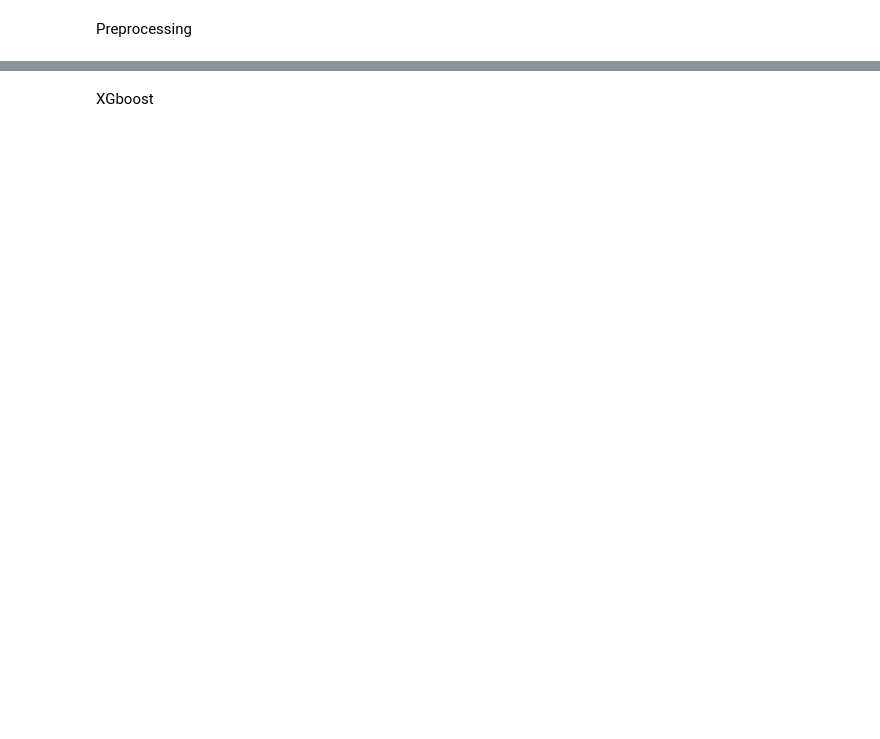
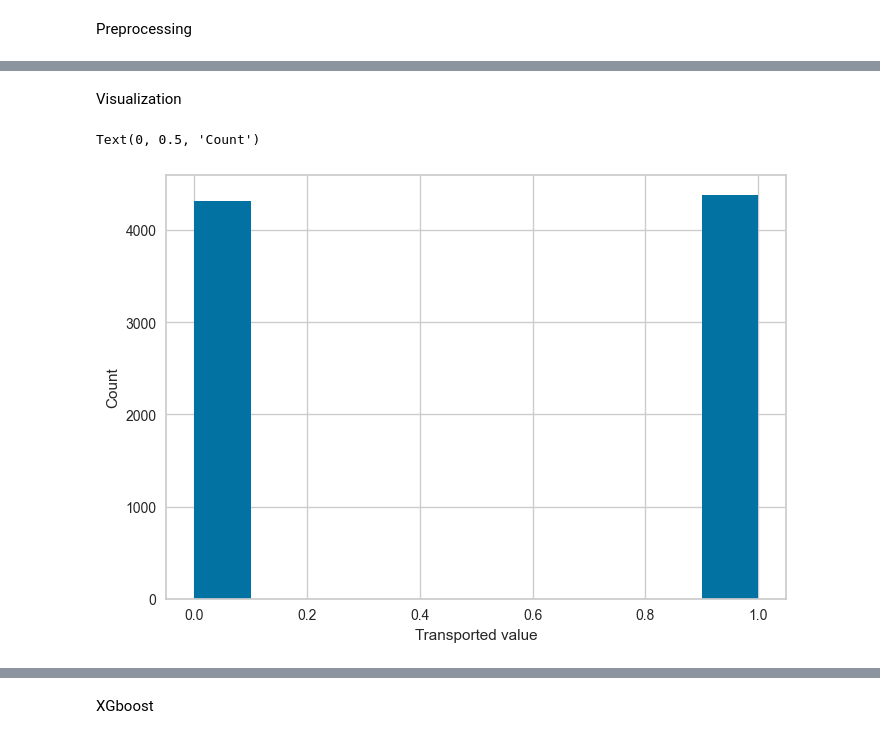
Before and after one commit to 4di03/Kaggle-Projects, a Jupyter notebook: Spaceship_Titanic/spaceship_titanic.ipynb, the cells around one changed output, grey strips where cells are left out. Saved outputs shown, nothing was run; the diff lists cells and outputs as text; code cells hidden in the pictures; blank space fills up the shorter version.

```diff
--- a/Spaceship_Titanic/spaceship_titanic.ipynb
+++ b/Spaceship_Titanic/spaceship_titanic.ipynb
@@ -16,7 +23,7 @@ Preprocessing
 # %%
 train_data = pd.read_csv('Data/train.csv')
 validation_data = pd.read_csv('Data/test.csv')
-
+train_data['Transported'] = train_data['Transported'].astype('int64')
 val_ids = validation_data['PassengerId']
 train_ids = train_data['PassengerId']
 
@@ -26,10 +33,13 @@ entire_data = pd.concat([train_data, validation_data], axis=0, sort=False)
 entire_data = factorize(entire_data, exclude = ['PassengerId', 'Transported'])
 
 validation_data = entire_data[entire_data['PassengerId'].isin(val_ids)].drop('Transported',axis=1)
+
 train_data = entire_data[entire_data['PassengerId'].isin(train_ids)]
+print(validation_data['PassengerId'].head())
 
-train_data = train_data.fillna(train_data.mean())
-validation_data = validation_data.fillna(validation_data.mean())
+train_data = impute(train_data, exclude = ['PassengerId'])
+validation_data = impute(validation_data, exclude=['PassengerId'])
+print(validation_data['PassengerId'].head())
 
 
 META_COLS = ['PassengerId', 'Name']
@@ -40,0 +64,9 @@ train_x = train_data.drop('Transported', axis=1)
+# %% [markdown]
+Visualization
+# %%
+train_data['Transported'].astype(int).hist()
+plt.xlabel('Transported value')
+plt.ylabel('Count')
+# %% [output]
+Text(0, 0.5, 'Count')
+[figure, added]
```
Also changed, not shown: parts of 15 cells of this notebook, 9 other files.
